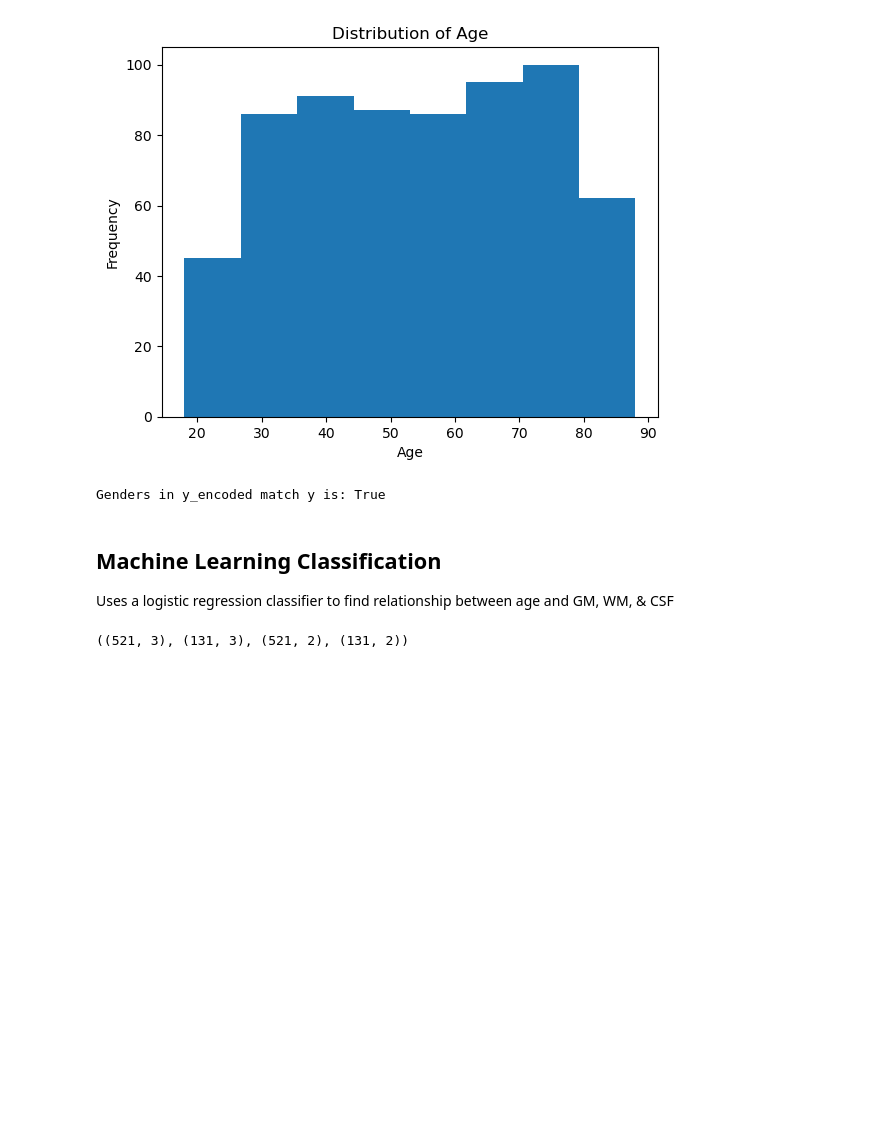
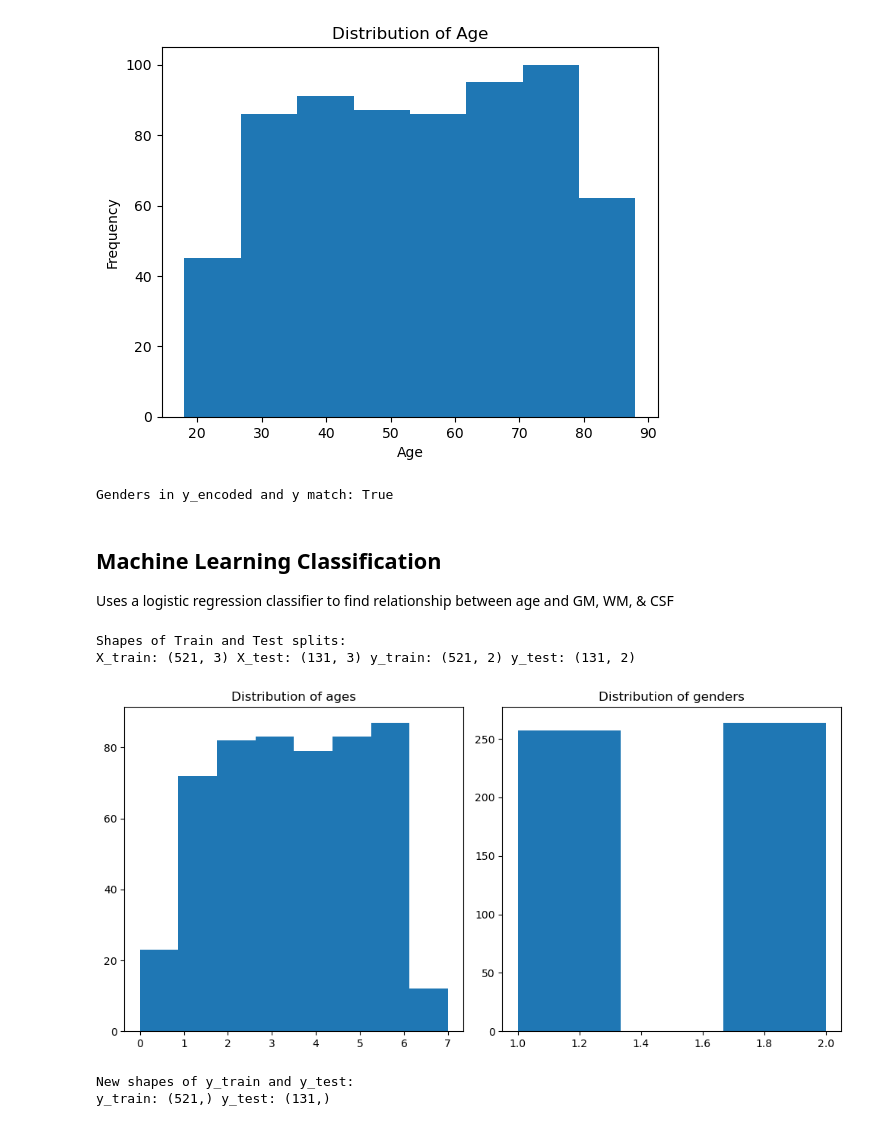
Before and after one commit to MaxMascini/Neural-Nexus-Ninjas, a Jupyter notebook: code/ML Classification.ipynb, the cells around one changed output. Saved outputs shown, nothing was run; the diff lists cells and outputs as text; code cells hidden in the pictures; blank space fills up the shorter version.

```diff
--- a/code/ML Classification.ipynb
+++ b/code/ML Classification.ipynb
@@ -88,9 +89,9 @@ y_encoded = np.hstack((y_encoded.reshape(-1,1), y[:,1].reshape(-1,1)))
 # Check to make sure y_encoded matches y
 equal = np.array_equal(y[:, 1], y_encoded[:, 1])
 
-print(f'Genders in y_encoded match y is: {equal}')
+print(f'Genders in y_encoded and y match: {equal}')
 # %% [output]
-Genders in y_encoded match y is: True
+Genders in y_encoded and y match: True
 # %% [markdown]
 ## Machine Learning Classification
 Uses a logistic regression classifier to find relationship between age and GM, WM, & CSF
@@ -103,6 +104,7 @@ X_train, X_test, y_train, y_test = train_test_split(X,
                                                     random_state=42,
                                                     shuffle=True
                                                     )
-X_train.shape, X_test.shape, y_train.shape, y_test.shape
+print(f"Shapes of Train and Test splits: {nl}X_train: {X_train.shape} X_test: {X_test.shape} y_train: {y_train.shape} y_test: {y_test.shape}")
 # %% [output]
-((521, 3), (131, 3), (521, 2), (131, 2))
+Shapes of Train and Test splits:
+X_train: (521, 3) X_test: (131, 3) y_train: (521, 2) y_test: (131, 2)
@@ -110,0 +111,25 @@ X_train.shape, X_test.shape, y_train.shape, y_test.shape
+# %%
+## Visualizing if stratifying for ages & genders was successful
+fig, axs = plt.subplots(1, 2, figsize=(10, 5))
+
+# Plot ages on the first subplot
+axs[0].hist(y_train[:,0], bins=8)
+axs[0].set_title('Distribution of ages')
+
+# Plot genders on the second subplot
+axs[1].hist(y_train[:,1], bins=3)
+axs[1].set_title('Distribution of genders')
+
+plt.tight_layout()
+plt.show()
+# %% [output]
+[figure, added]
+# %%
+## Removing gender axis after stratification
+    # We don't want the classifier to train using gender as a feature
+y_train = y_train[:,0]
+y_test = y_test[:,0]
+print(f'New shapes of y_train and y_test: {nl}y_train: {y_train.shape} y_test: {y_test.shape}')
+# %% [output]
+New shapes of y_train and y_test:
+y_train: (521,) y_test: (131,)
```
Also changed, not shown: parts of 10 cells of this notebook, 1 other file.
